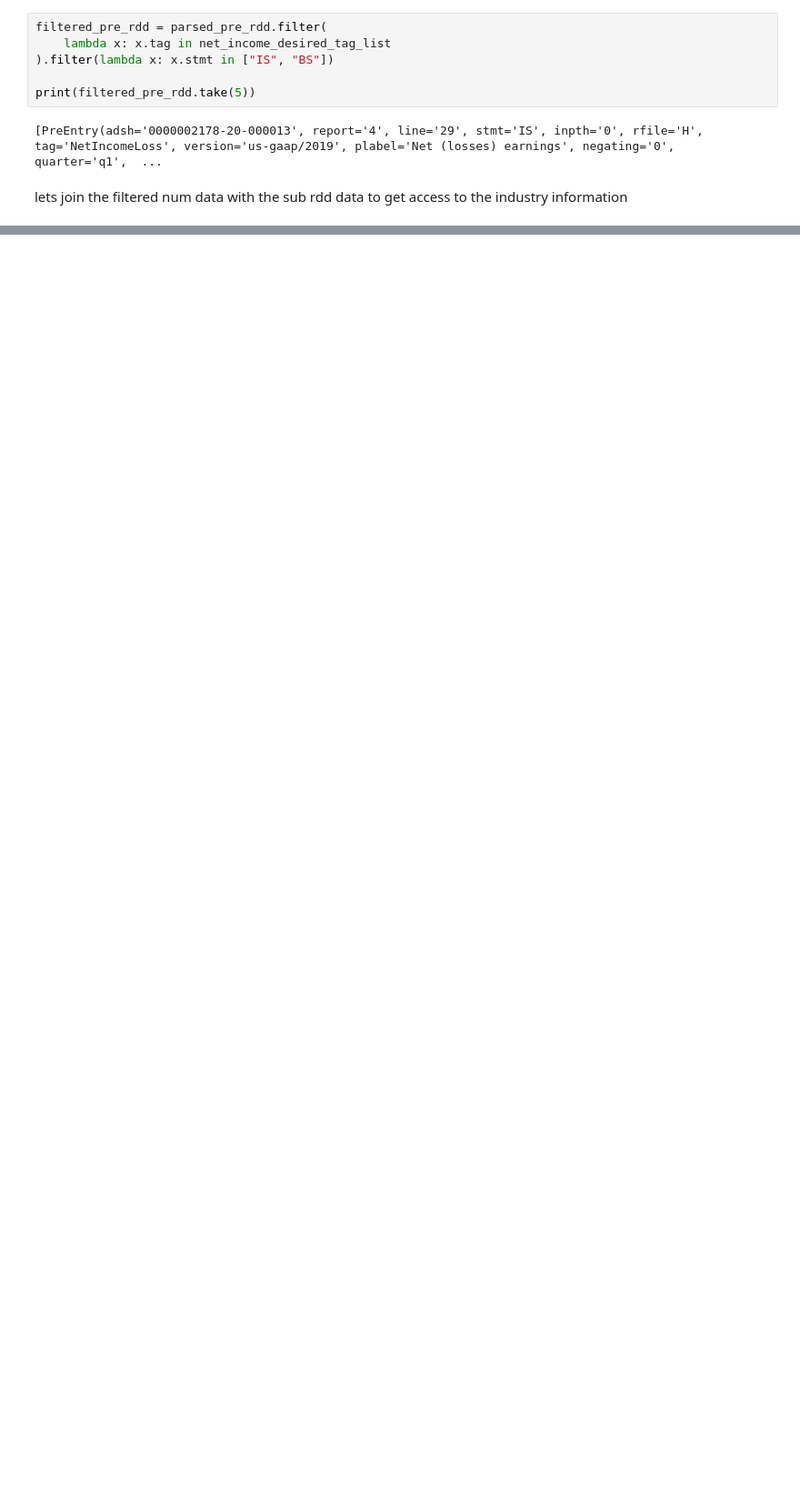
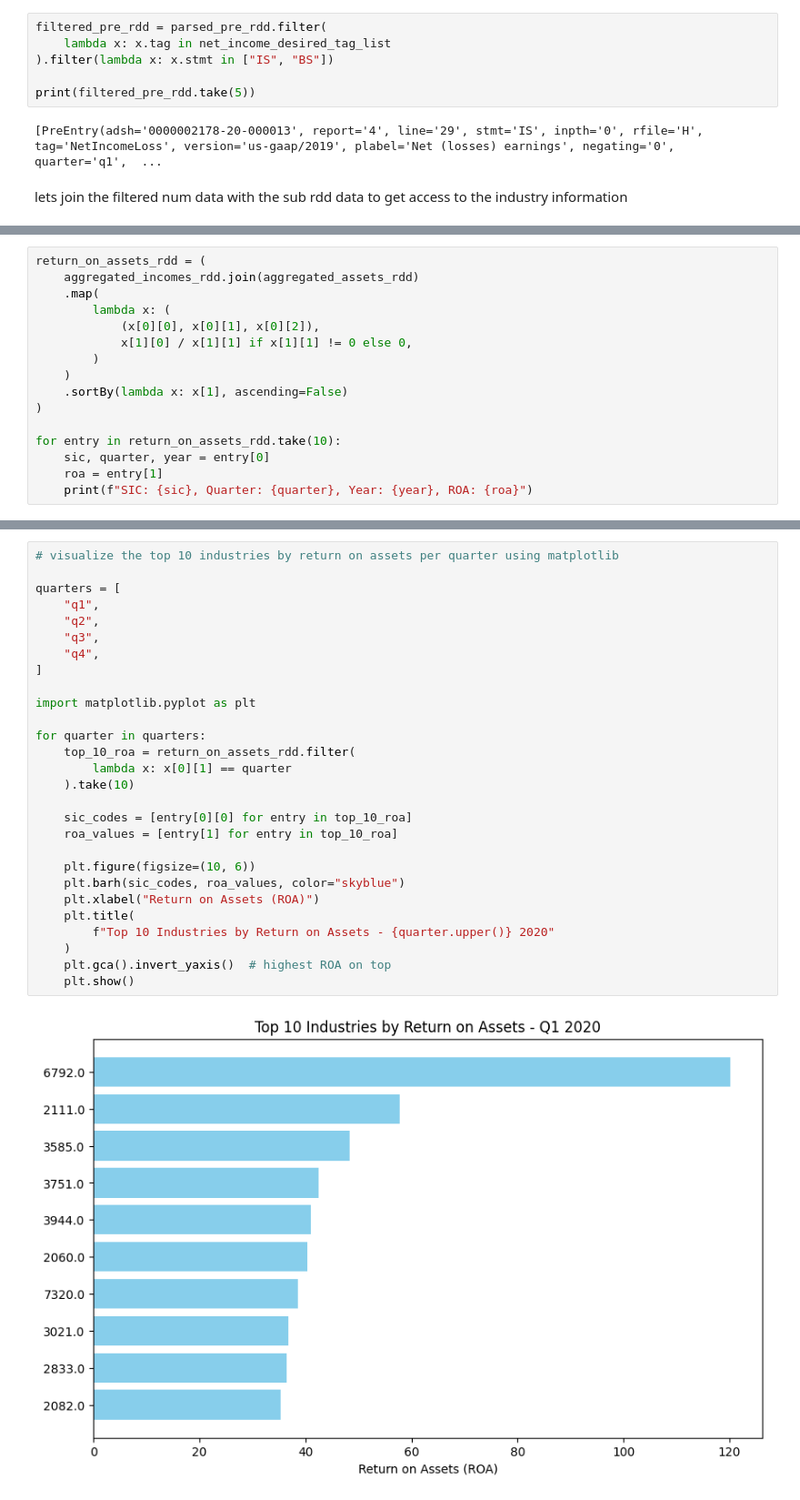
Before and after one commit to Tianyi-2000/Distributed_computing_group_project, a Jupyter notebook: notebooks/ignacio.ipynb, the cells around one changed output, grey strips where cells are left out. Shown at 91% size. Saved outputs shown, nothing was run; the diff lists cells and outputs as text; blank space fills up the shorter version.

```diff
--- a/notebooks/ignacio.ipynb
+++ b/notebooks/ignacio.ipynb
@@ -555,0 +538,16 @@ SIC: 7372.0, Total Value: 56400109849900.0
+# %%
+return_on_assets_rdd = (
+    aggregated_incomes_rdd.join(aggregated_assets_rdd)
+    .map(
+        lambda x: (
+            (x[0][0], x[0][1], x[0][2]),
+            x[1][0] / x[1][1] if x[1][1] != 0 else 0,
+        )
+    )
+    .sortBy(lambda x: x[1], ascending=False)
+)
+
+for entry in return_on_assets_rdd.take(10):
+    sic, quarter, year = entry[0]
+    roa = entry[1]
+    print(f"SIC: {sic}, Quarter: {quarter}, Year: {year}, ROA: {roa}")
@@ -555,0 +565,30 @@ SIC: 7372.0, Total Value: 56400109849900.0
+# %%
+# visualize the top 10 industries by return on assets per quarter using matplotlib
+
+quarters = [
+    "q1",
+    "q2",
+    "q3",
+    "q4",
+]
+
+import matplotlib.pyplot as plt
+
+for quarter in quarters:
+    top_10_roa = return_on_assets_rdd.filter(
+        lambda x: x[0][1] == quarter
+    ).take(10)
+
+    sic_codes = [entry[0][0] for entry in top_10_roa]
+    roa_values = [entry[1] for entry in top_10_roa]
+
+    plt.figure(figsize=(10, 6))
+    plt.barh(sic_codes, roa_values, color="skyblue")
+    plt.xlabel("Return on Assets (ROA)")
+    plt.title(
+        f"Top 10 Industries by Return on Assets - {quarter.upper()} 2020"
+    )
+    plt.gca().invert_yaxis()  # highest ROA on top
+    plt.show()
+# %% [output]
+[figure, added]
```
Also changed, not shown: parts of 17 cells of this notebook.
